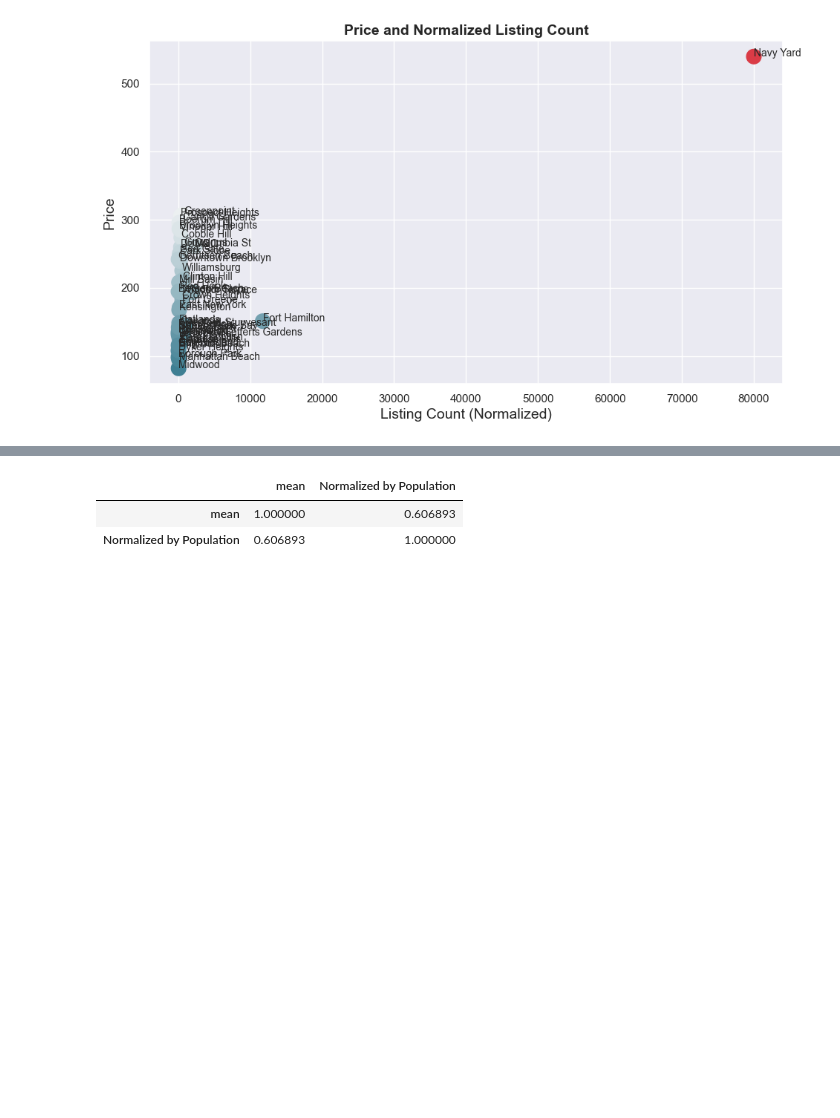
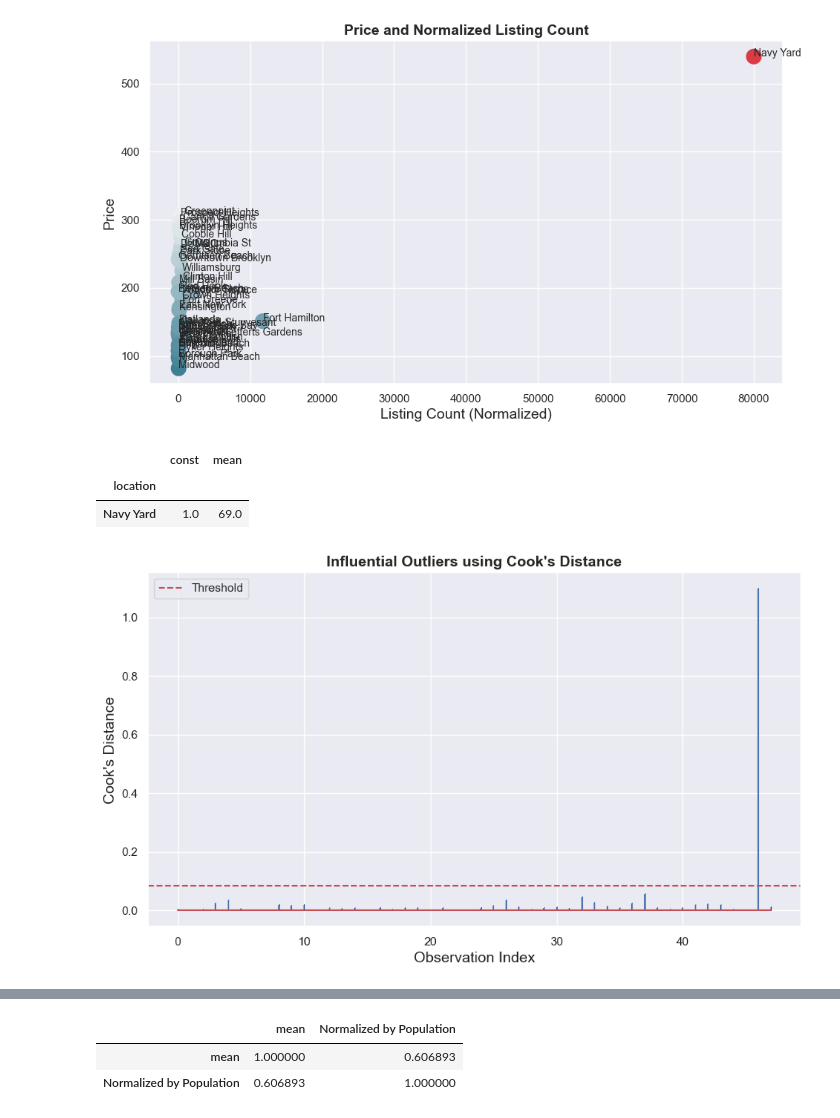
Before and after one commit to KidQuant/FA541Project, a Jupyter notebook: airbnb_analysis.ipynb, the cells around one changed output, grey strips where cells are left out. Cells and saved outputs as stored; diff of their text form; code cells hidden in the pictures; blank space fills up the shorter version.

```diff
--- a/airbnb_analysis.ipynb
+++ b/airbnb_analysis.ipynb
@@ -13,13 +14,13 @@ cmap = sns.diverging_palette(220, 10, as_cmap=True)
 def read_data(location):
     location = location[['id', 'room_type', 'accommodates', 'bathrooms', 'bedrooms', 'price', 'minimum_nights',
       'availability_365', 'number_of_reviews', 'review_scores_rating', 'neighbourhood', 'neighbourhood_cleansed',
-       'review_scores_accuracy', 'review_scores_value']]
+       'review_scores_accuracy', 'review_scores_value', 'wifi', 'parking', 'dryer', 'washer', 'kitchen', 'host_is_superhost', 'property_type']]
     return location
 
 def get_stats(location):
     x = ['accommodates', 'bathrooms', 'bedrooms', 'price', 'minimum_nights',
        'availability_365', 'number_of_reviews', 'review_scores_rating',
-       'review_scores_accuracy', 'review_scores_value']
+       'review_scores_accuracy', 'review_scores_value', 'wifi', 'parking', 'dryer', 'washer', 'kitchen']
     location = location.loc[:, x]
     location_stats = location.describe()
     location_stats = pd.concat([location_stats.iloc[0:4], location_stats.iloc[7:]])
@@ -271,3 +308,38 @@ plt.title('Price and Normalized Listing Count', fontsize=14, fontweight='bold')
 # %% [output]
 Text(0.5, 1.0, 'Price and Normalized Listing Count')
 [figure]
+# %%
+import statsmodels.api as sm
+
+# Prepare the data
+x = (365 - statistics['availability_365']['mean'])
+y = statistics['price']['mean']
+x = sm.add_constant(x)
+
+# Fit the regression model
+model = sm.OLS(y, x).fit()
+
+# Calculate Cook's distance
+influence = model.get_influence()
+cooks_d = influence.cooks_distance[0]
+
+# Identify influential outliers
+influential_points = cooks_d > 4 / len(x)
+outliers = x[influential_points]
+
+# Plot Cook's distance
+fig, ax = plt.subplots(figsize=(11, 6))
+ax.stem(np.arange(len(cooks_d)), cooks_d, markerfmt=",")
+ax.axhline(4 / len(x), color='r', linestyle='--', label="Threshold")
+ax.set_xlabel('Observation Index', fontsize=14)
+ax.set_ylabel("Cook's Distance", fontsize=14)
+ax.set_title("Influential Outliers using Cook's Distance", fontsize=14, fontweight='bold')
+ax.legend()
+
+# Display the influential outliers
+outliers
+# %% [output]
+|  | const | mean |
+| location |  |  |
+| Navy Yard | 1.0 | 69.0 |
+[figure, added]
```
Also changed, not shown: parts of 38 cells of this notebook, 54 other files.
